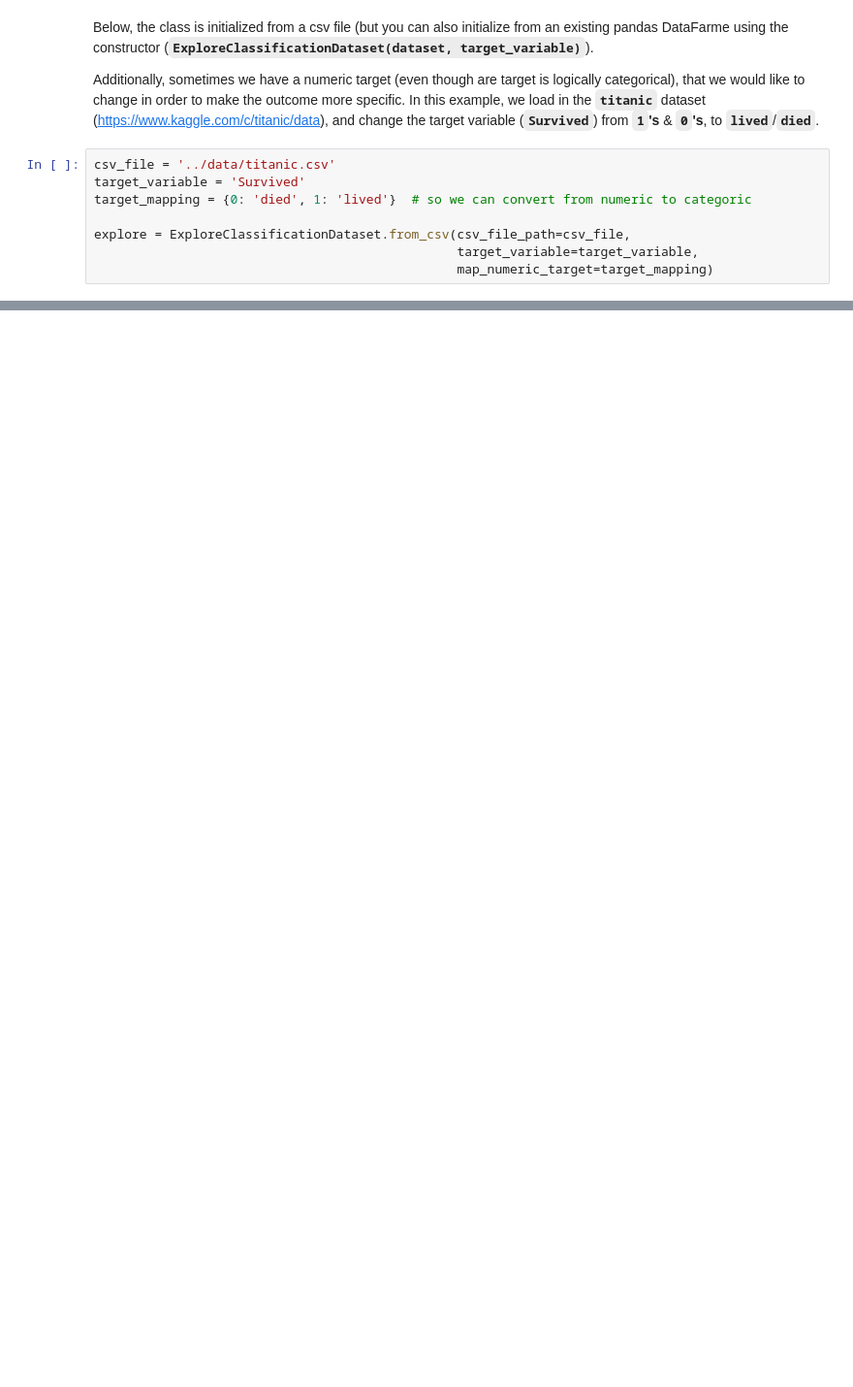
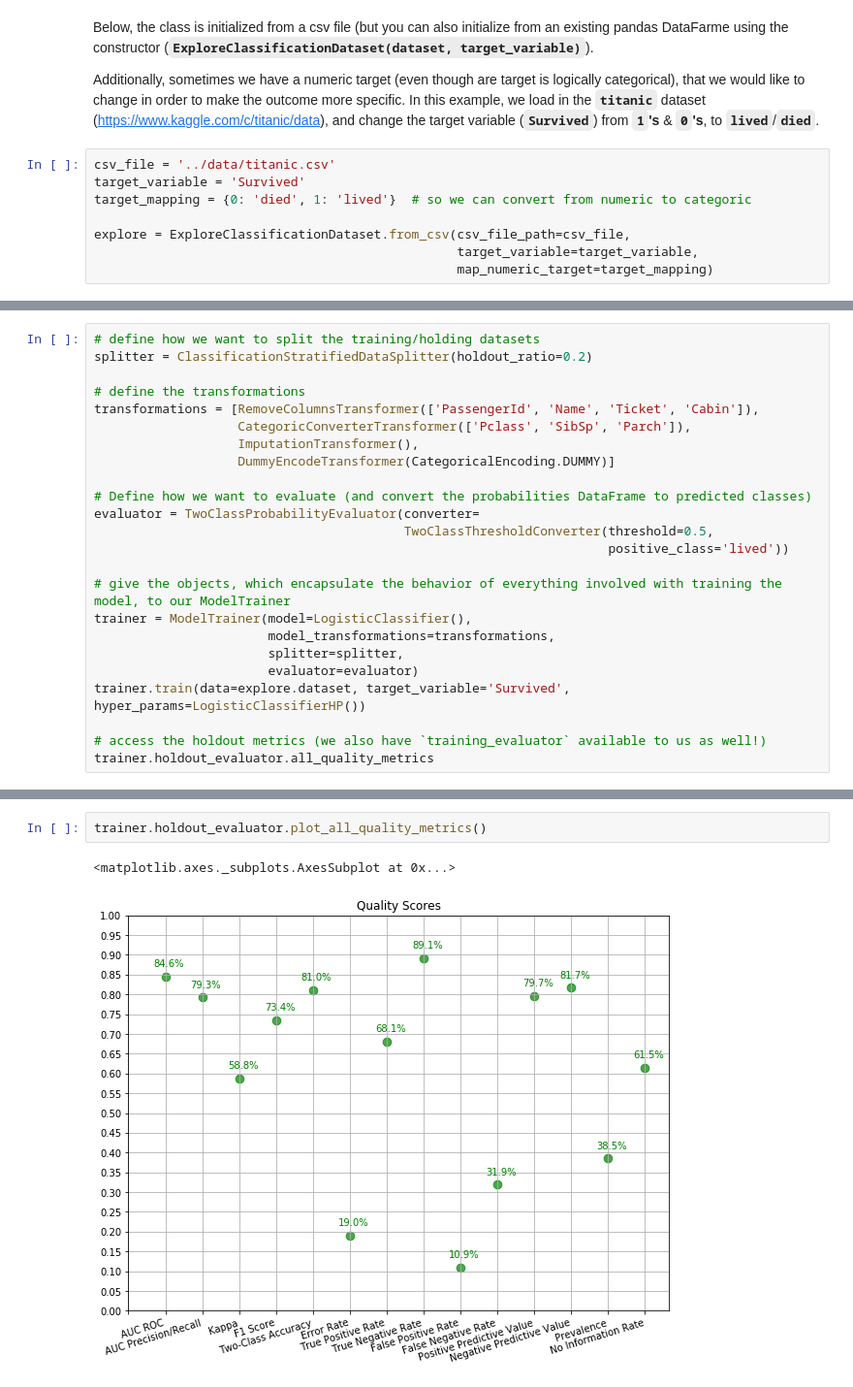
Before and after one commit to shane-kercheval/oo-learning, a Jupyter notebook: examples/classification-titanic/2-Basic Modeling.ipynb, the cells around one changed output, grey strips where cells are left out. Shown: that part at 97% size. Cells and saved outputs as stored; diff of their text form; blank space fills up the shorter version.

```diff
--- a/examples/classification-titanic/2-Basic Modeling.ipynb
+++ b/examples/classification-titanic/2-Basic Modeling.ipynb
@@ -48,0 +248,24 @@ explore.dataset.head()
+# %%
+# define how we want to split the training/holding datasets
+splitter = ClassificationStratifiedDataSplitter(holdout_ratio=0.2)
+
+# define the transformations
+transformations = [RemoveColumnsTransformer(['PassengerId', 'Name', 'Ticket', 'Cabin']),
+                   CategoricConverterTransformer(['Pclass', 'SibSp', 'Parch']),
+                   ImputationTransformer(),
+                   DummyEncodeTransformer(CategoricalEncoding.DUMMY)]
+
+# Define how we want to evaluate (and convert the probabilities DataFrame to predicted classes)
+evaluator = TwoClassProbabilityEvaluator(converter=
+                                         TwoClassThresholdConverter(threshold=0.5,
+                                                                    positive_class='lived'))
+
+# give the objects, which encapsulate the behavior of everything involved with training the model, to our ModelTrainer
+trainer = ModelTrainer(model=LogisticClassifier(),
+                       model_transformations=transformations,
+                       splitter=splitter,
+                       evaluator=evaluator)
+trainer.train(data=explore.dataset, target_variable='Survived', hyper_params=LogisticClassifierHP())
+
+# access the holdout metrics (we also have `training_evaluator` available to us as well!)
+trainer.holdout_evaluator.all_quality_metrics
@@ -48,0 +306,5 @@ explore.dataset.head()
+# %%
+trainer.holdout_evaluator.plot_all_quality_metrics()
+# %% [output]
+<matplotlib.axes._subplots.AxesSubplot at 0x...>
+[figure, added]
```
Also changed, not shown: parts of 43 cells of this notebook, 4 other files.
